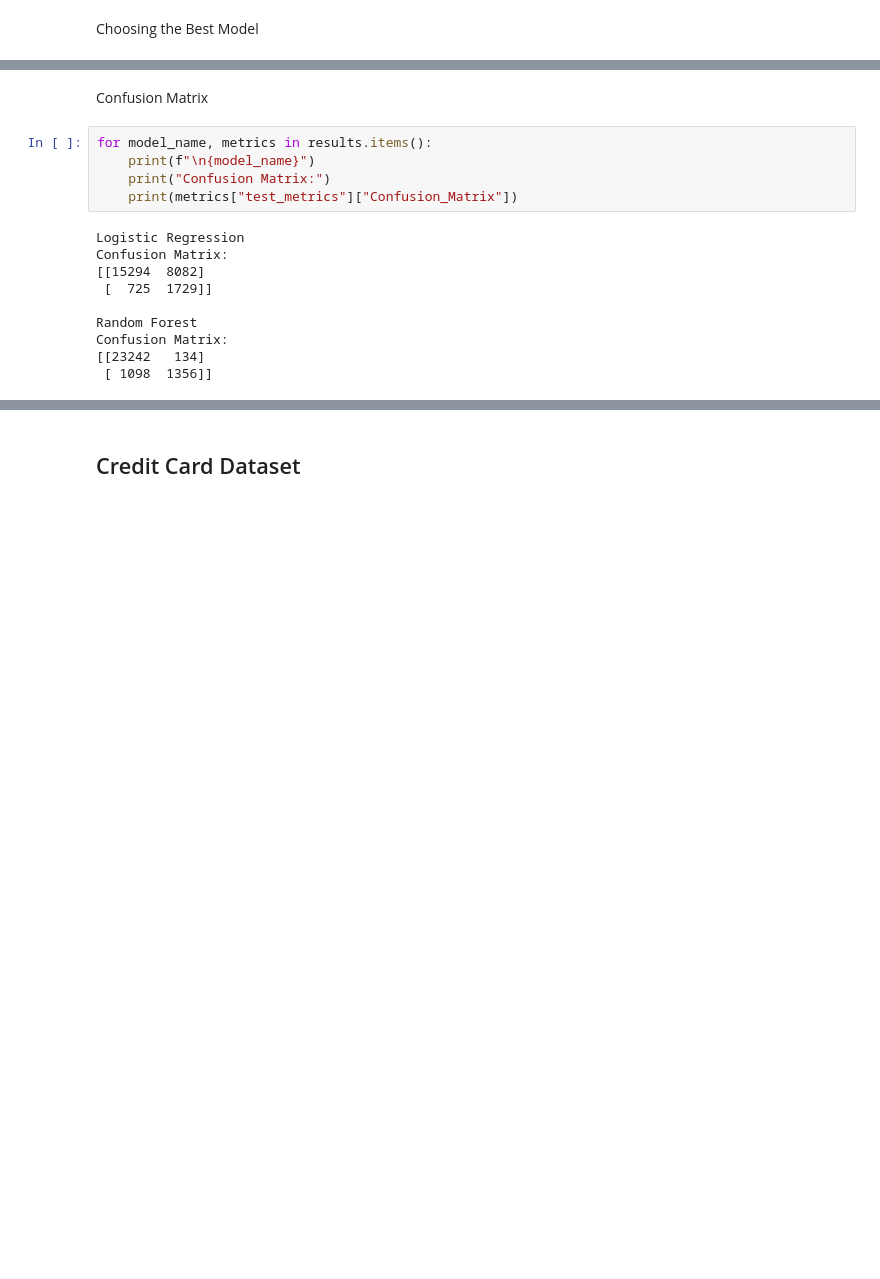
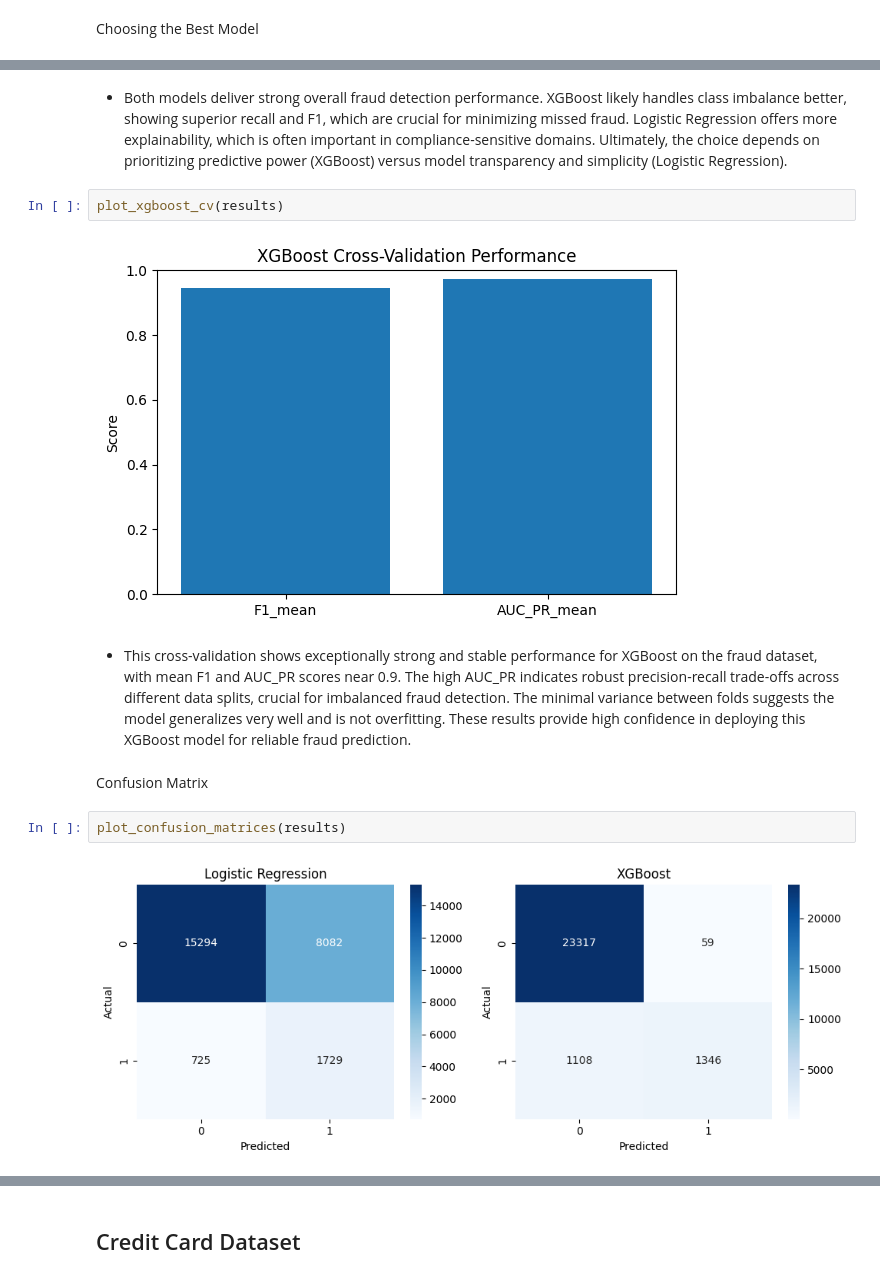
Before and after one commit to Elbethel-dan/fraud-detection, a Jupyter notebook: notebooks/model_building_and_training.ipynb, the cells around one changed output, grey strips where cells are left out. Drawn from its saved outputs; the diff is of its cells as text; blank space fills up the shorter version.

```diff
--- a/notebooks/model_building_and_training.ipynb
+++ b/notebooks/model_building_and_training.ipynb
@@ -95,19 +130,16 @@ Justification: Random Forest was selected based on the highest mean AUC-PR acros
+# %% [markdown]
+- Both models deliver strong overall fraud detection performance. XGBoost likely handles class imbalance better, showing superior recall and F1, which are crucial for minimizing missed fraud. Logistic Regression offers more explainability, which is often important in compliance-sensitive domains. Ultimately, the choice depends on prioritizing predictive power (XGBoost) versus model transparency and simplicity (Logistic Regression).
+# %%
+plot_xgboost_cv(results)
+# %% [output]
+[figure, added]
+# %% [markdown]
+- This cross-validation shows exceptionally strong and stable performance for XGBoost on the fraud dataset, with mean F1 and AUC_PR scores near 0.9. The high AUC_PR indicates robust precision-recall trade-offs across different data splits, crucial for imbalanced fraud detection. The minimal variance between folds suggests the model generalizes very well and is not overfitting. These results provide high confidence in deploying this XGBoost model for reliable fraud prediction.
 # %% [markdown]
 Confusion Matrix
 # %%
-for model_name, metrics in results.items():
-    print(f"\n{model_name}")
-    print("Confusion Matrix:")
-    print(metrics["test_metrics"]["Confusion_Matrix"])
+plot_confusion_matrices(results)
 # %% [output]
-Logistic Regression
-Confusion Matrix:
-[[15294  8082]
- [  725  1729]]
-
-Random Forest
-Confusion Matrix:
-[[23242   134]
- [ 1098  1356]]
+[figure, added]
 # %% [markdown]
 ### Analysis:
```
Also changed, not shown: parts of 21 cells of this notebook.
